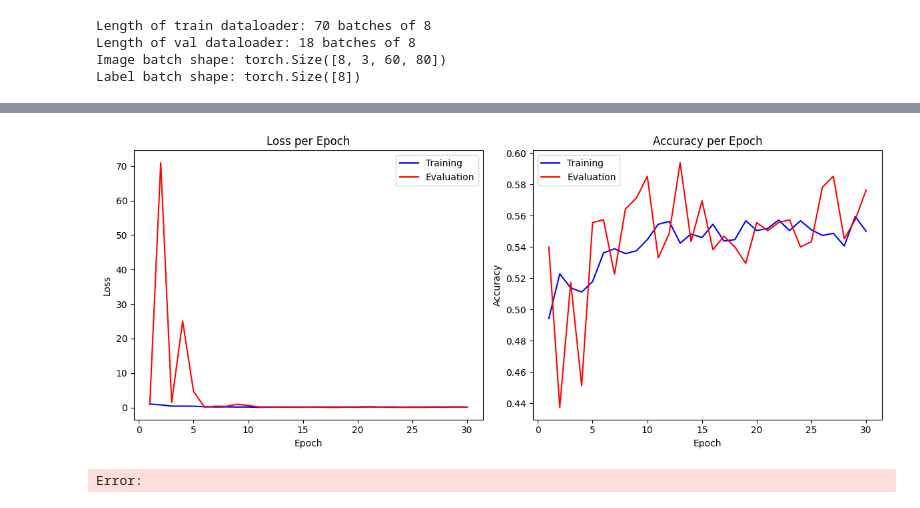
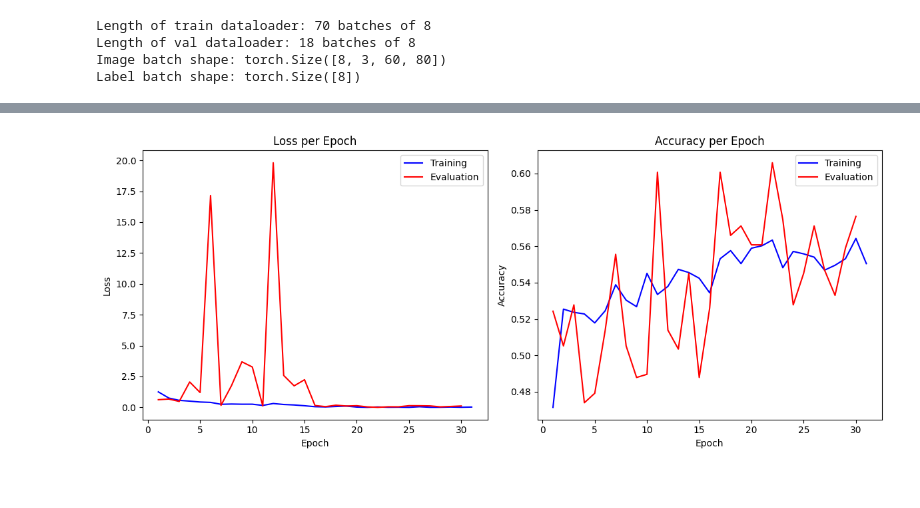
Before and after one commit to judithwu/mdp-subaru, a Jupyter notebook: main_archive.ipynb, the cells around one changed output, grey strips where cells are left out. Saved outputs shown, nothing was run; the diff lists cells and outputs as text; code cells hidden in the pictures.

```diff
--- a/main_archive.ipynb
+++ b/main_archive.ipynb
@@ -300,8 +295,7 @@ for i, ax in enumerate(axes):
 # %%
 #plot metrics
-train_csv = "training_metrics_initial.csv"
-eval_csv = "eval_metrics_initial.csv"
+train_csv = "training_metrics_test.csv"
+eval_csv = "eval_metrics_test.csv"
 plot_metrics(train_csv, eval_csv)
 # %% [output]
-[figure, old version]
+[figure, new version]
-Error:
```
Also changed, not shown: parts of 9 cells of this notebook, 2 other files.
